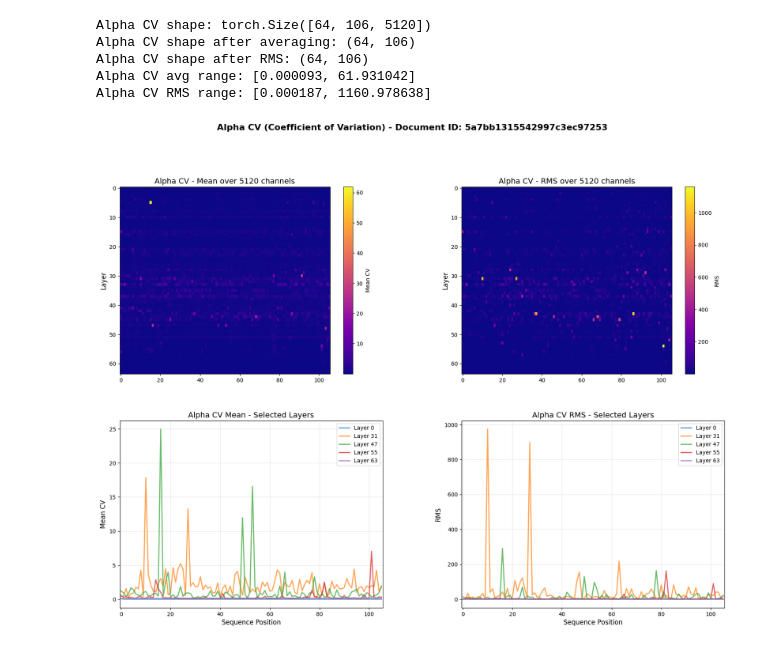
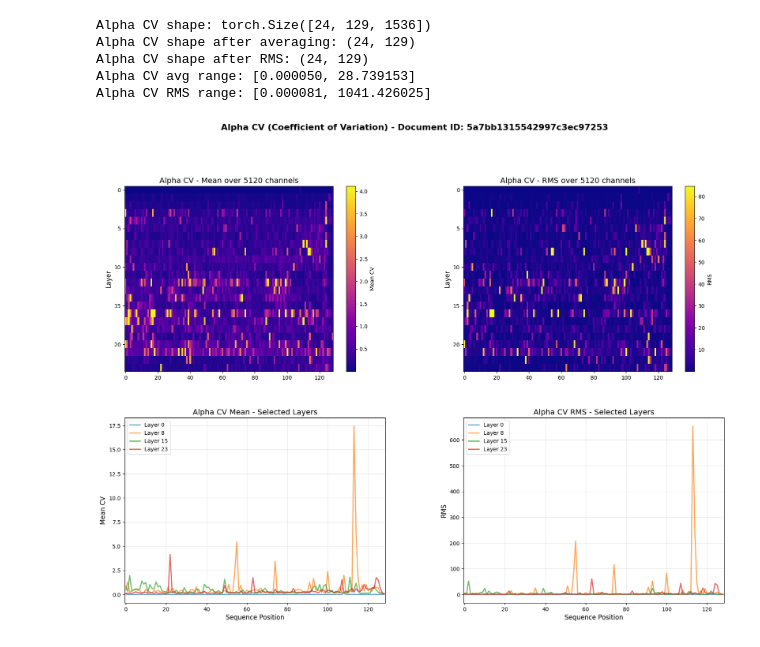
Before and after one commit to hlife0/mamba-autodl, a Jupyter notebook: attention_difference/explore_attdiff.ipynb, the cells around one changed output. Cells and saved outputs as stored; diff of their text form; code cells hidden in the pictures.

```diff
--- a/attention_difference/explore_attdiff.ipynb
+++ b/attention_difference/explore_attdiff.ipynb
@@ -72,7 +56,7 @@ axes[1, 1].sharex(axes[0, 1])
 fig.suptitle(f"Alpha Mean - Document ID: {data['doc2_id']}", fontsize=16, fontweight='bold', y=0.995)
 
 # Selected representative layers
-selected_layers = [0, 31, 47, 55, 63]
+selected_layers = [0, 8, 15, 23]
 
 # Top Left: Average Heatmap - use diverging colormap for data with positive and negative values
 vmax = max(abs(alpha_mean_avg.min()), abs(alpha_mean_avg.max()))
@@ -145,7 +129,7 @@ axes[1, 1].sharex(axes[0, 1])
 fig.suptitle(f"Alpha Std - Document ID: {data['doc2_id']}", fontsize=16, fontweight='bold', y=0.995)
 
 # Selected representative layers
-selected_layers = [0, 31, 47, 55, 63]
+# selected_layers = [0, 31, 47, 55, 63]
 
 # Top Left: Average Heatmap
 im1 = axes[0, 0].imshow(alpha_std_avg, aspect='auto', cmap='hot', interpolation='nearest')
@@ -356,7 +340,7 @@ fig.suptitle(f"Alpha CV (Coefficient of Variation) - Document ID: {data['doc2_id
              fontsize=16, fontweight='bold', y=0.995)
 
 # Selected representative layers
-selected_layers = [0, 31, 47, 55, 63]
+# selected_layers = [0, 31, 47, 55, 63]
 
 # Top Left: Average Heatmap (use percentile for better contrast)
 vmin_avg = np.percentile(alpha_cv_avg, 1)
@@ -370,39 +354,39 @@ plt.colorbar(im1, ax=axes[0, 0], label='Mean CV')
 # Top Right: RMS Heatmap (use percentile for better contrast)
 vmin_rms = np.percentile(alpha_cv_rms, 1)
 vmax_rms = np.percentile(alpha_cv_rms, 99)
 im2 = axes[0, 1].imshow(alpha_cv_rms, aspect='auto', cmap='plasma',
                         interpolation='nearest', vmin=vmin_rms, vmax=vmax_rms)
 axes[0, 1].set_ylabel('Layer', fontsize=12)
 axes[0, 1].set_title('Alpha CV - RMS over 5120 channels', fontsize=14)
 plt.colorbar(im2, ax=axes[0, 1], label='RMS')
 
 # Bottom Left: Line plot for Mean
 for layer in selected_layers:
     axes[1, 0].plot(alpha_cv_avg[layer], label=f'Layer {layer}', alpha=0.7, linewidth=2)
 axes[1, 0].set_xlabel('Sequence Position', fontsize=12)
 axes[1, 0].set_ylabel('Mean CV', fontsize=12)
 axes[1, 0].set_title('Alpha CV Mean - Selected Layers', fontsize=14)
 axes[1, 0].legend(fontsize=10)
 axes[1, 0].grid(True, alpha=0.3)
 
 # Bottom Right: Line plot for RMS
 for layer in selected_layers:
     axes[1, 1].plot(alpha_cv_rms[layer], label=f'Layer {layer}', alpha=0.7, linewidth=2)
 axes[1, 1].set_xlabel('Sequence Position', fontsize=12)
 axes[1, 1].set_ylabel('RMS', fontsize=12)
 axes[1, 1].set_title('Alpha CV RMS - Selected Layers', fontsize=14)
 axes[1, 1].legend(fontsize=10)
 axes[1, 1].grid(True, alpha=0.3)
 
 plt.tight_layout()
 plt.show()
 # %% [output]
-Alpha CV shape: torch.Size([64, 106, 5120])
-Alpha CV shape after averaging: (64, 106)
-Alpha CV shape after RMS: (64, 106)
-Alpha CV avg range: [0.000093, 61.931042]
-Alpha CV RMS range: [0.000187, 1160.978638]
+Alpha CV shape: torch.Size([24, 129, 1536])
+Alpha CV shape after averaging: (24, 129)
+Alpha CV shape after RMS: (24, 129)
+Alpha CV avg range: [0.000050, 28.739153]
+Alpha CV RMS range: [0.000081, 1041.426025]
-[figure, old version]
+[figure, new version]
 # %%
 # Visualize Beta CV (Coefficient of Variation, last token only) - CV = std / mean
 # First calculate CV at each point, then reduce across dimensions
```
Also changed, not shown: parts of 6 cells of this notebook, 18 other files.
